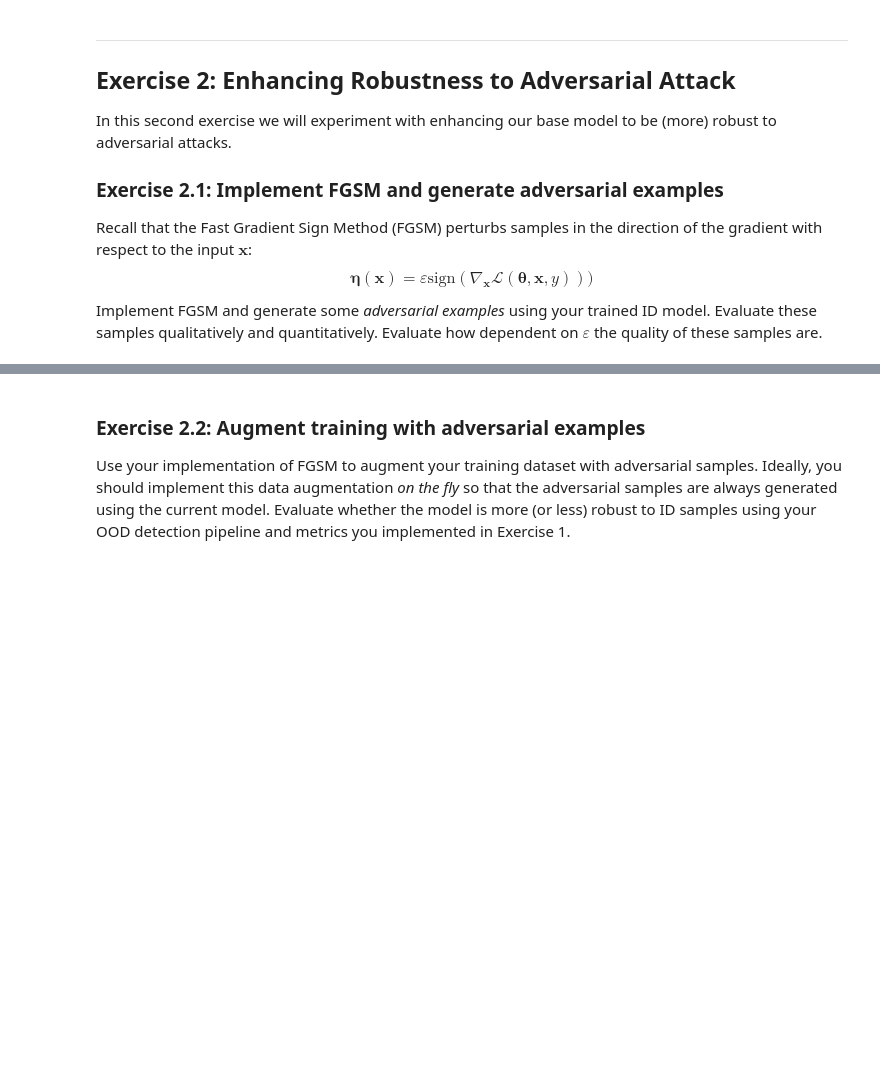
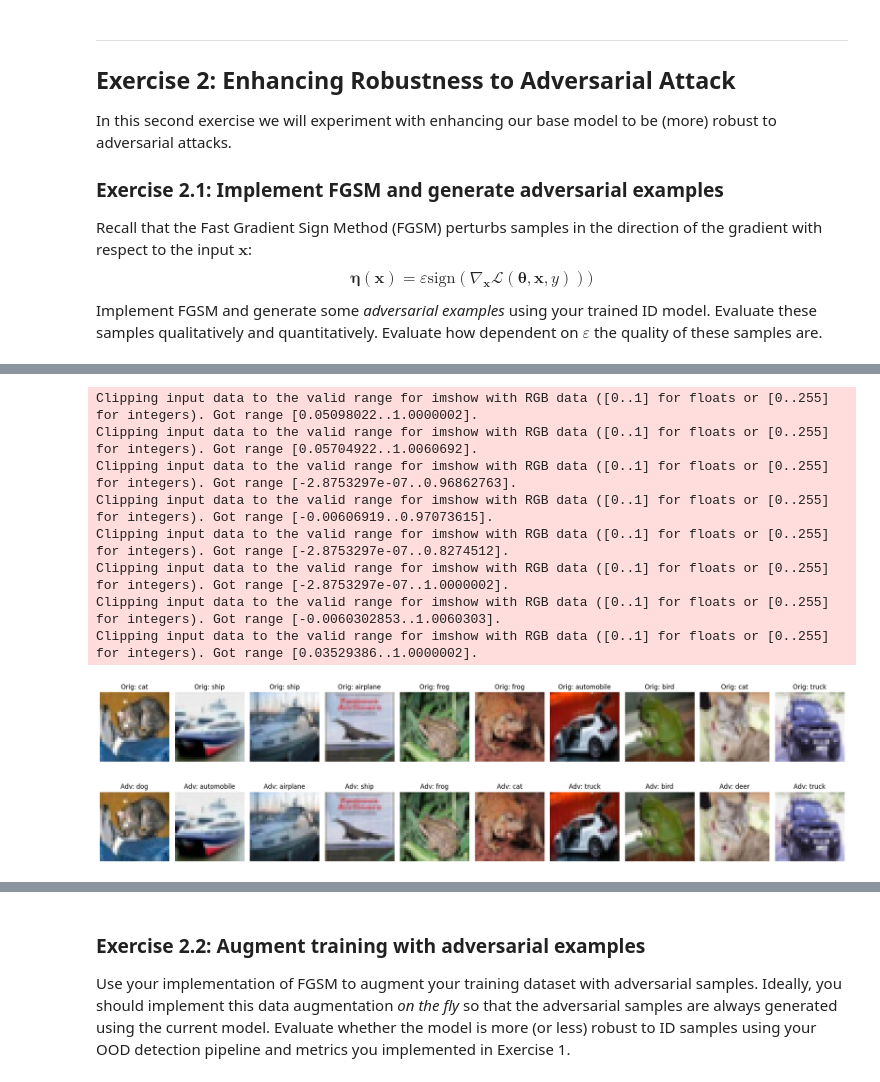
Before and after one commit to emile-kophi/AML_Labs, a Jupyter notebook: Exercise_4/Lab4_Adversarial_learning.ipynb, the cells around one changed output, grey strips where cells are left out. Drawn from its saved outputs; the diff is of its cells as text; code cells hidden in the pictures; blank space fills up the shorter version.

Commit message:
add adversarial untarget and target attack

```diff
--- a/Exercise_4/Lab4_Adversarial_learning.ipynb
+++ b/Exercise_4/Lab4_Adversarial_learning.ipynb
@@ -470,0 +427,41 @@ NameError: name 'diff' is not defined
+# %%
+# Example: attack first batch of testloader
+epsilon = 0.03
+data_iter = iter(testloader)
+images, labels = next(data_iter)
+
+adv_images = fgsm_batch(model, images, labels, epsilon)
+
+# Accuracy on adversarial batch
+# Calcola predizioni originali e adversarial
+model.eval()
+with torch.no_grad():
+    preds_orig = model(images.to(device)).argmax(dim=1)
+    preds_adv = model(adv_images.to(device)).argmax(dim=1)
+
+plt.figure(figsize=(20,6))
+for i in range(10):
+    # Immagine originale
+    plt.subplot(2,10,i+1)
+    plt.imshow(inv(images[i]).permute(1,2,0).cpu())
+    plt.title(f"Orig: {testset.classes[preds_orig[i]]}")
+    plt.axis('off')
+
+    # Immagine adversarial
+    plt.subplot(2,10,i+11)
+    plt.imshow(inv(adv_images[i].detach()).permute(1,2,0).cpu())
+    plt.title(f"Adv: {testset.classes[preds_adv[i]]}")
+    plt.axis('off')
+
+plt.tight_layout()
+plt.show()
+# %% [output]
+Clipping input data to the valid range for imshow with RGB data ([0..1] for floats or [0..255] for integers). Got range [0.05098022..1.0000002].
+Clipping input data to the valid range for imshow with RGB data ([0..1] for floats or [0..255] for integers). Got range [0.05704922..1.0060692].
+Clipping input data to the valid range for imshow with RGB data ([0..1] for floats or [0..255] for integers). Got range [-2.8753297e-07..0.96862763].
+Clipping input data to the valid range for imshow with RGB data ([0..1] for floats or [0..255] for integers). Got range [-0.00606919..0.97073615].
+Clipping input data to the valid range for imshow with RGB data ([0..1] for floats or [0..255] for integers). Got range [-2.8753297e-07..0.8274512].
+Clipping input data to the valid range for imshow with RGB data ([0..1] for floats or [0..255] for integers). Got range [-2.8753297e-07..1.0000002].
+Clipping input data to the valid range for imshow with RGB data ([0..1] for floats or [0..255] for integers). Got range [-0.0060302853..1.0060303].
+Clipping input data to the valid range for imshow with RGB data ([0..1] for floats or [0..255] for integers). Got range [0.03529386..1.0000002].
+[figure, added]
```
Also changed, not shown: parts of 15 cells of this notebook.
